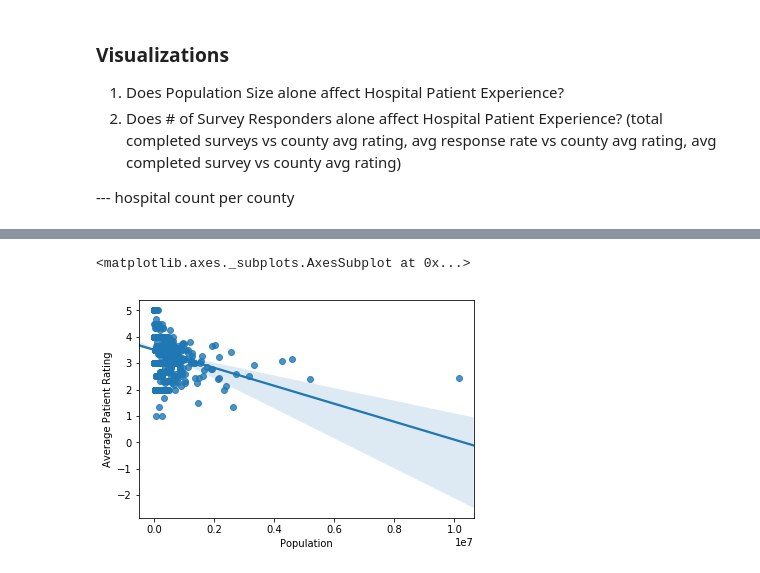
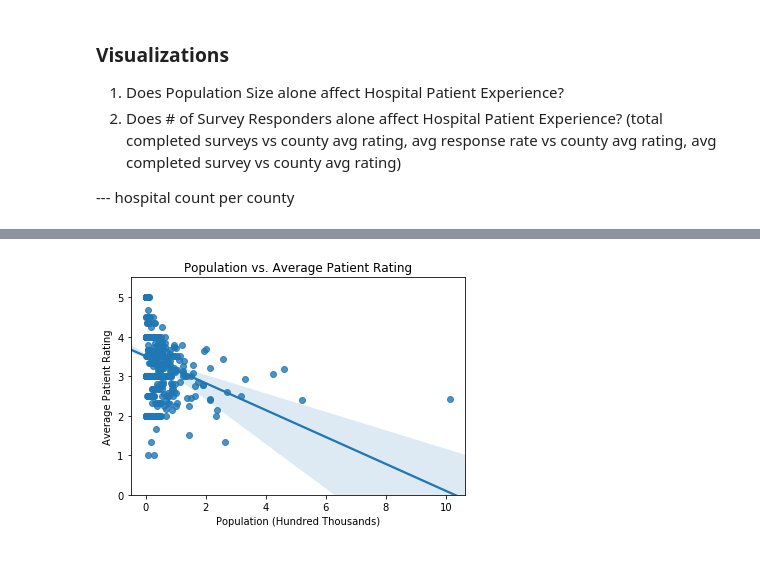
Before and after one commit to rabotr/proj-1-healthcare, a Jupyter notebook: Q1 & Q2 Visualizations.ipynb, the cells around one changed output, grey strips where cells are left out. Drawn from its saved outputs; the diff is of its cells as text; code cells hidden in the pictures.

Commit message:
Results data added

```diff
--- a/Q1 & Q2 Visualizations.ipynb
+++ b/Q1 & Q2 Visualizations.ipynb
@@ -56,3 +56,6 @@ county_df.head()
 | 2 | AL | BARBOUR | 3.0 | 184.0 | 34.0 | ... |
 | 3 | AL | BLOUNT | 4.0 | 128.0 | 29.0 | ... |
 | 4 | AL | BUTLER | 4.0 | 158.0 | 31.0 | ... |
+# %%
+county_df["Population (Hundred Thousands)"] = county_df["Population"] / 1000000
+county_df.head()
@@ -61,7 +71,10 @@ county_df.head()
 county_df.to_csv("Resources/county_data.csv")
 # %%
 # Does Population Size alone affect Hospital Patient Experience?
-sns.regplot(x="Population", y="Average Patient Rating", data=county_df)
+sns.regplot(x="Population (Hundred Thousands)", y="Average Patient Rating", data=county_df)
+plt.title("Population vs. Average Patient Rating")
+plt.ylim(0, 5.5)
+plt.show()
+None
 # %% [output]
-<matplotlib.axes._subplots.AxesSubplot at 0x...>
-[figure, old version]
+[figure, new version]
```
Also changed, not shown: parts of 1 cell of this notebook, 8 other files.
